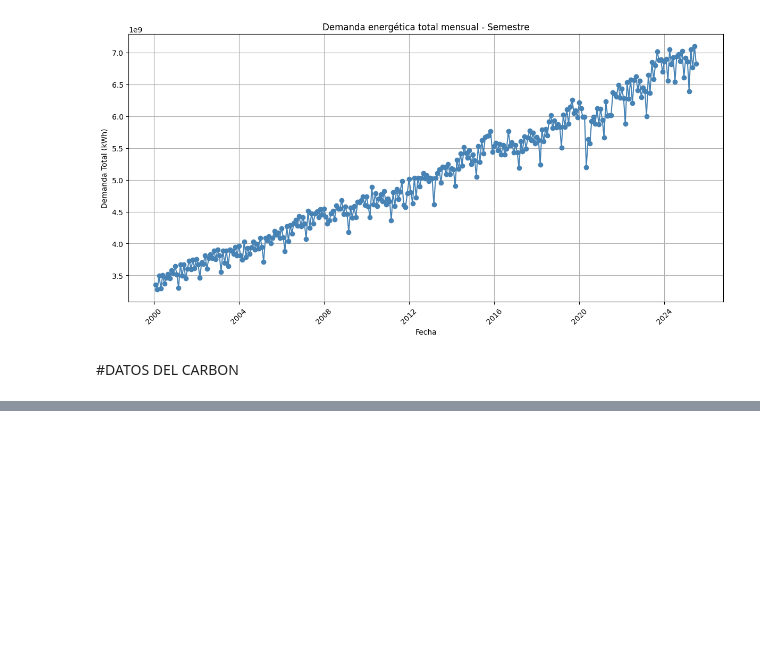
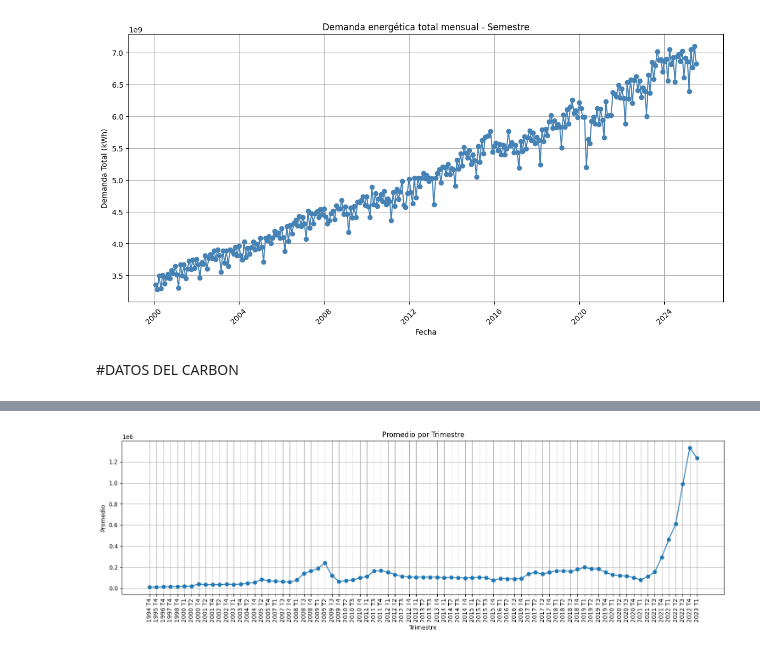
Before and after one commit to DarkSpartan345/Ciencia-de-datos-Energeticos, a Jupyter notebook: DemandaEnergetica/Demanda Energetica.ipynb, the cells around one changed output, grey strips where cells are left out. Cells and saved outputs as stored; diff of their text form; code cells hidden in the pictures; blank space fills up the shorter version.

Commit message:
se creo la grafica de precio del carbon desde 1994 hasta 2024

```diff
--- a/DemandaEnergetica/Demanda Energetica.ipynb
+++ b/DemandaEnergetica/Demanda Energetica.ipynb
@@ -156 +159,4 @@ df_total_Carbon.head(100)
 100 rows × 84 columns
+# %%
+columnas_trimestre = df_total_Carbon.iloc[:, 5:]
+columnas_trimestre.head(100)
@@ -156,0 +177,3 @@ df_total_Carbon.head(100)
+# %%
+promedio_columnas=columnas_trimestre.mean().to_frame().T
+promedio_columnas.head(100)
@@ -156,0 +184,19 @@ df_total_Carbon.head(100)
+# %%
+import matplotlib.pyplot as plt
+
+# Asegúrate de extraer los datos correctamente
+x_labels = promedio_columnas.columns  # etiquetas: '1994 T4', '1995 T4', ...
+y_values = promedio_columnas.iloc[0].values  # valores de la fila 0
+
+# Crear el gráfico
+plt.figure(figsize=(15, 5))
+plt.plot(x_labels, y_values, marker='o', linestyle='-')
+plt.xticks(rotation=90)  # rotar para que se vean mejor
+plt.xlabel('Trimestre')
+plt.ylabel('Promedio')
+plt.title('Promedio por Trimestre')
+plt.grid(True)
+plt.tight_layout()
+plt.show()
+# %% [output]
+[figure, added]
```
Also changed, not shown: parts of 5 cells of this notebook.
